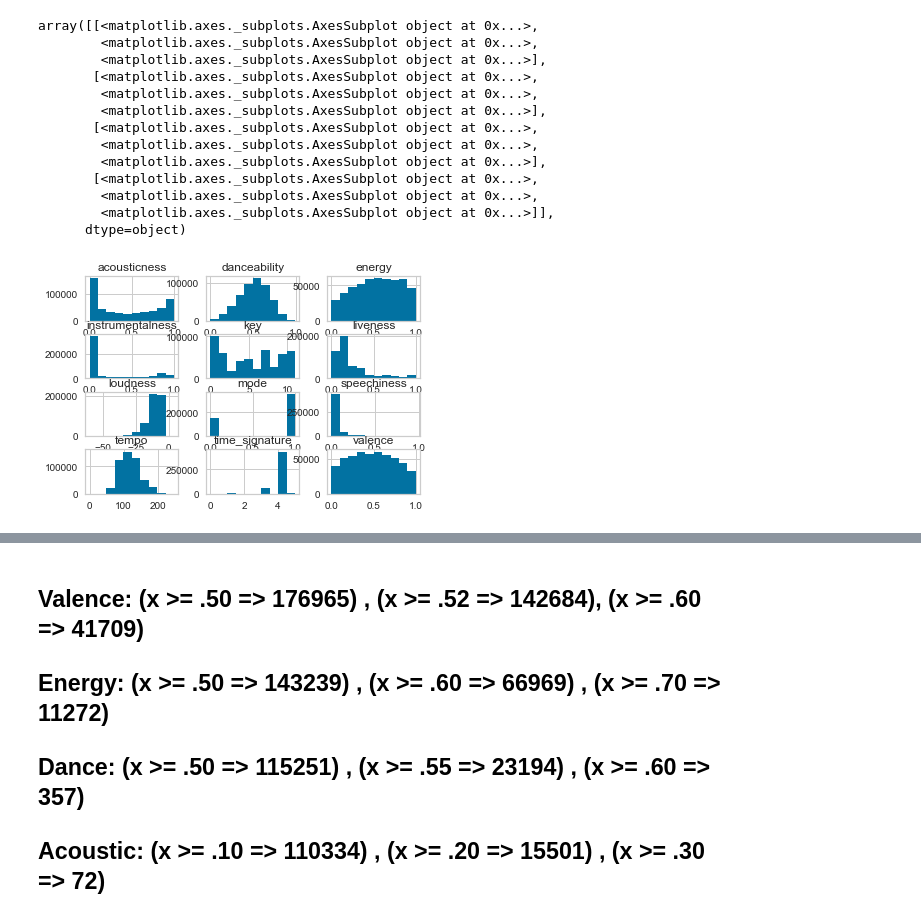
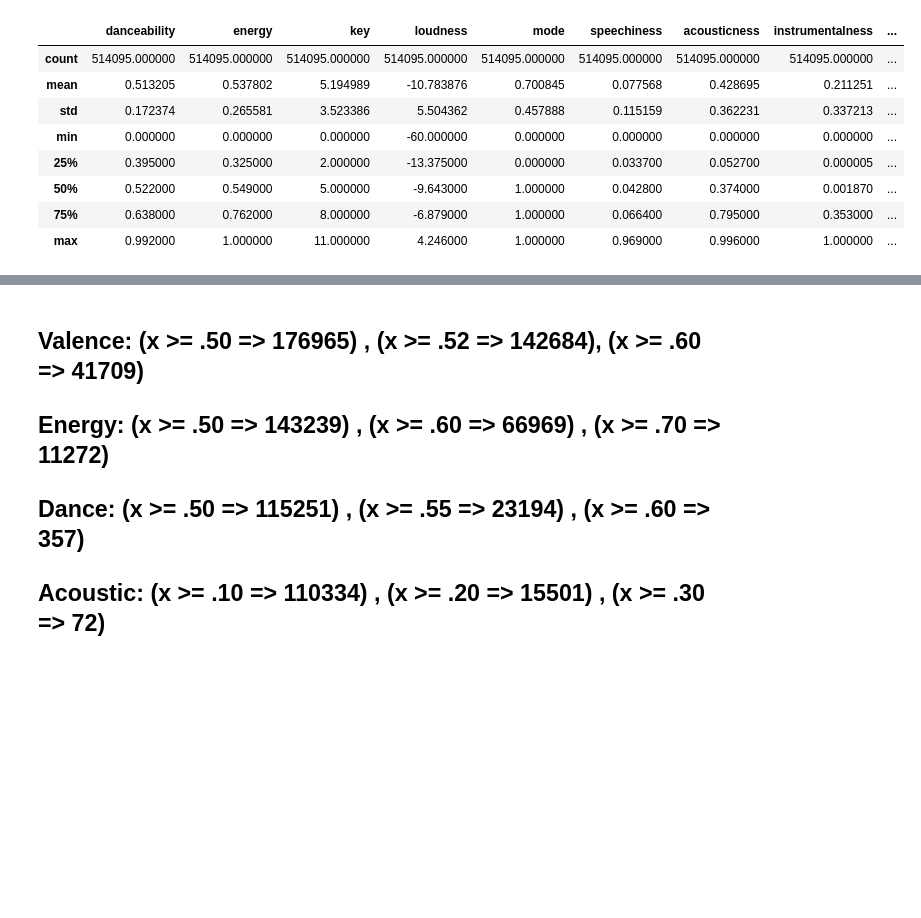
Before and after one commit to georgetown-analytics/Spotify, a Jupyter notebook: 5_Machine_Learning/What_Makes_A_Good_Playlist.ipynb, the cells around one changed output, grey strips where cells are left out. Cells and saved outputs as stored; diff of their text form; code cells hidden in the pictures; blank space fills up the shorter version.

```diff
--- a/5_Machine_Learning/What_Makes_A_Good_Playlist.ipynb
+++ b/5_Machine_Learning/What_Makes_A_Good_Playlist.ipynb
@@ -22,19 +25,14 @@ df = pd.read_csv(audiofeatures,sep='|',encoding='utf-8')
 # %%
-df.hist()
+df.describe()
 # %% [output]
-array([[<matplotlib.axes._subplots.AxesSubplot object at 0x...>,
-        <matplotlib.axes._subplots.AxesSubplot object at 0x...>,
-        <matplotlib.axes._subplots.AxesSubplot object at 0x...>],
-       [<matplotlib.axes._subplots.AxesSubplot object at 0x...>,
-        <matplotlib.axes._subplots.AxesSubplot object at 0x...>,
-        <matplotlib.axes._subplots.AxesSubplot object at 0x...>],
-       [<matplotlib.axes._subplots.AxesSubplot object at 0x...>,
-        <matplotlib.axes._subplots.AxesSubplot object at 0x...>,
-        <matplotlib.axes._subplots.AxesSubplot object at 0x...>],
-       [<matplotlib.axes._subplots.AxesSubplot object at 0x...>,
-        <matplotlib.axes._subplots.AxesSubplot object at 0x...>,
-        <matplotlib.axes._subplots.AxesSubplot object at 0x...>]],
-      dtype=object)
-[figure, removed]
+|  | danceability | energy | key | loudness | mode | speechiness | acousticness | instrumentalness | ... |
+| count | 514095.000000 | 514095.000000 | 514095.000000 | 514095.000000 | 514095.000000 | 514095.000000 | 514095.000000 | 514095.000000 | ... |
+| mean | 0.513205 | 0.537802 | 5.194989 | -10.783876 | 0.700845 | 0.077568 | 0.428695 | 0.211251 | ... |
+| std | 0.172374 | 0.265581 | 3.523386 | 5.504362 | 0.457888 | 0.115159 | 0.362231 | 0.337213 | ... |
+| min | 0.000000 | 0.000000 | 0.000000 | -60.000000 | 0.000000 | 0.000000 | 0.000000 | 0.000000 | ... |
+| 25% | 0.395000 | 0.325000 | 2.000000 | -13.375000 | 0.000000 | 0.033700 | 0.052700 | 0.000005 | ... |
+| 50% | 0.522000 | 0.549000 | 5.000000 | -9.643000 | 1.000000 | 0.042800 | 0.374000 | 0.001870 | ... |
+| 75% | 0.638000 | 0.762000 | 8.000000 | -6.879000 | 1.000000 | 0.066400 | 0.795000 | 0.353000 | ... |
+| max | 0.992000 | 1.000000 | 11.000000 | 4.246000 | 1.000000 | 0.969000 | 0.996000 | 1.000000 | ... |
 # %%
 df_playlist = df.copy()
```
Also changed, not shown: parts of 33 cells of this notebook.
